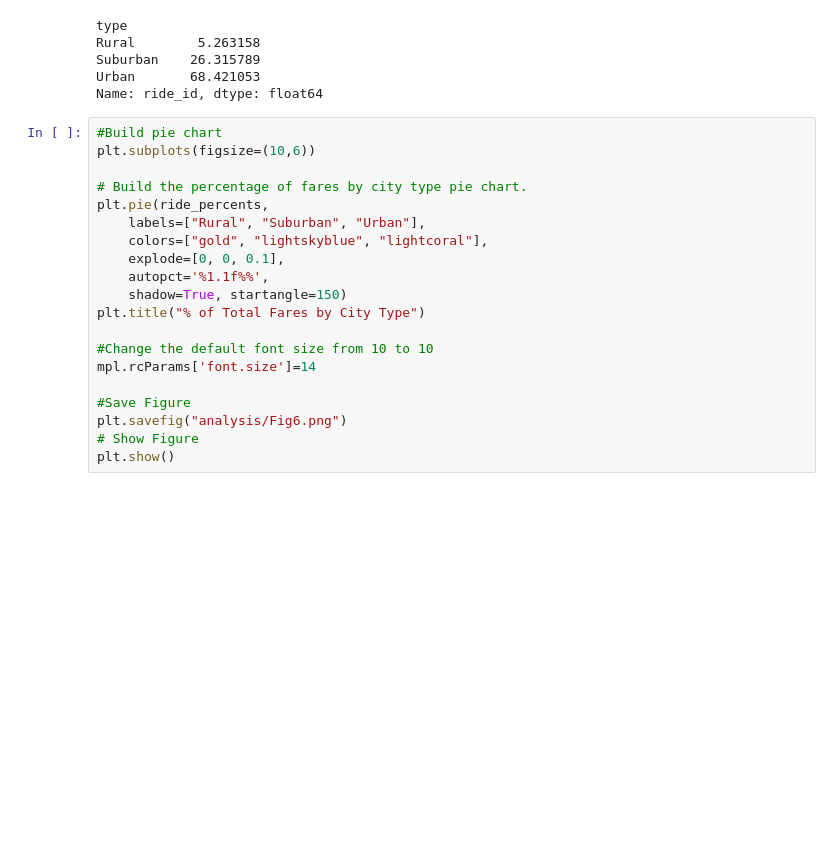
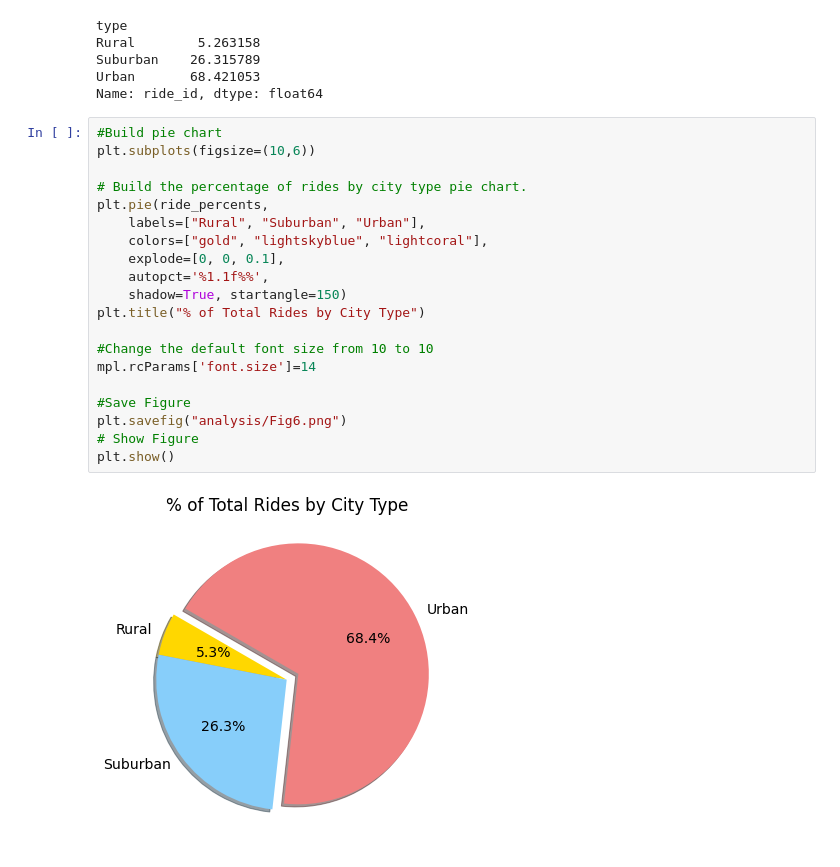
Before and after one commit to ginaikramer/PyBer_Analysis, a Jupyter notebook: PyBer.ipynb, the cells around one changed output. Cells and saved outputs as stored; diff of their text form; blank space fills up the shorter version.

Commit message:
Synch final pie chart & code

```diff
--- a/PyBer.ipynb
+++ b/PyBer.ipynb
@@ -985,20 +985,22 @@ Name: ride_id, dtype: float64
 # %%
 #Build pie chart
 plt.subplots(figsize=(10,6))
 
-# Build the percentage of fares by city type pie chart.
+# Build the percentage of rides by city type pie chart.
 plt.pie(ride_percents,
     labels=["Rural", "Suburban", "Urban"],
     colors=["gold", "lightskyblue", "lightcoral"],
     explode=[0, 0, 0.1],
     autopct='%1.1f%%',
     shadow=True, startangle=150)
-plt.title("% of Total Fares by City Type")
+plt.title("% of Total Rides by City Type")
 
 #Change the default font size from 10 to 10
 mpl.rcParams['font.size']=14
 
 #Save Figure
 plt.savefig("analysis/Fig6.png")
 # Show Figure
 plt.show()
+# %% [output]
+[figure, added]
```
Also changed, not shown: parts of 2 cells of this notebook, 1 other file.
